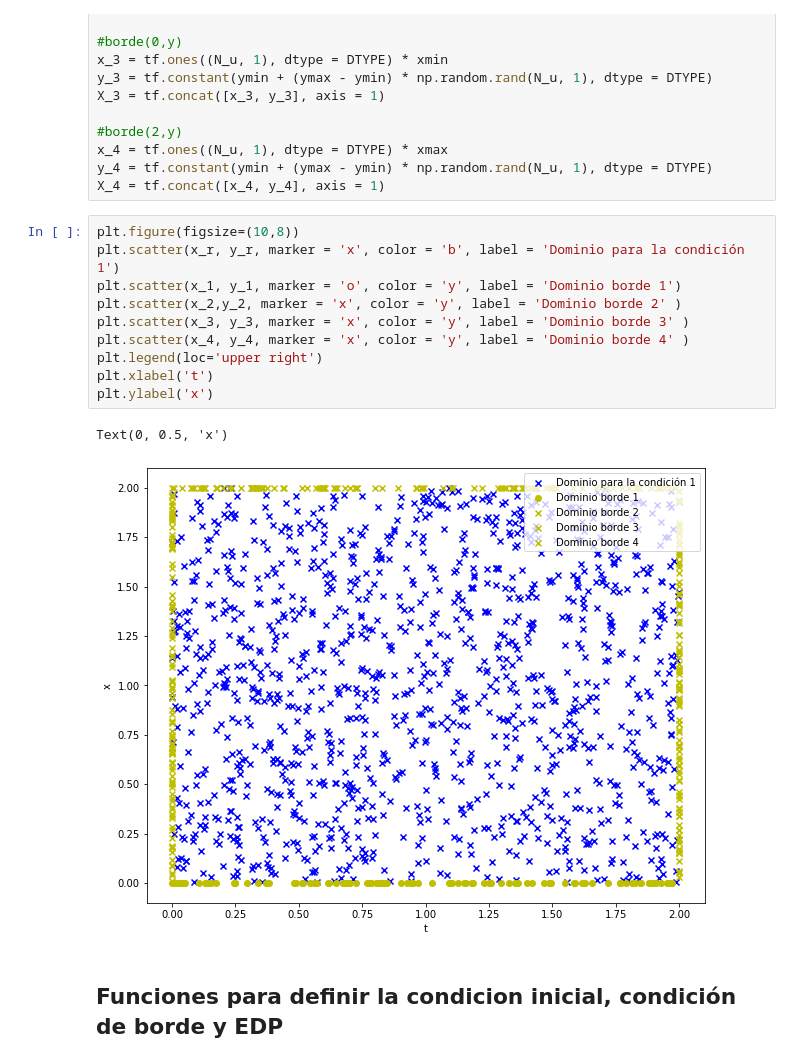
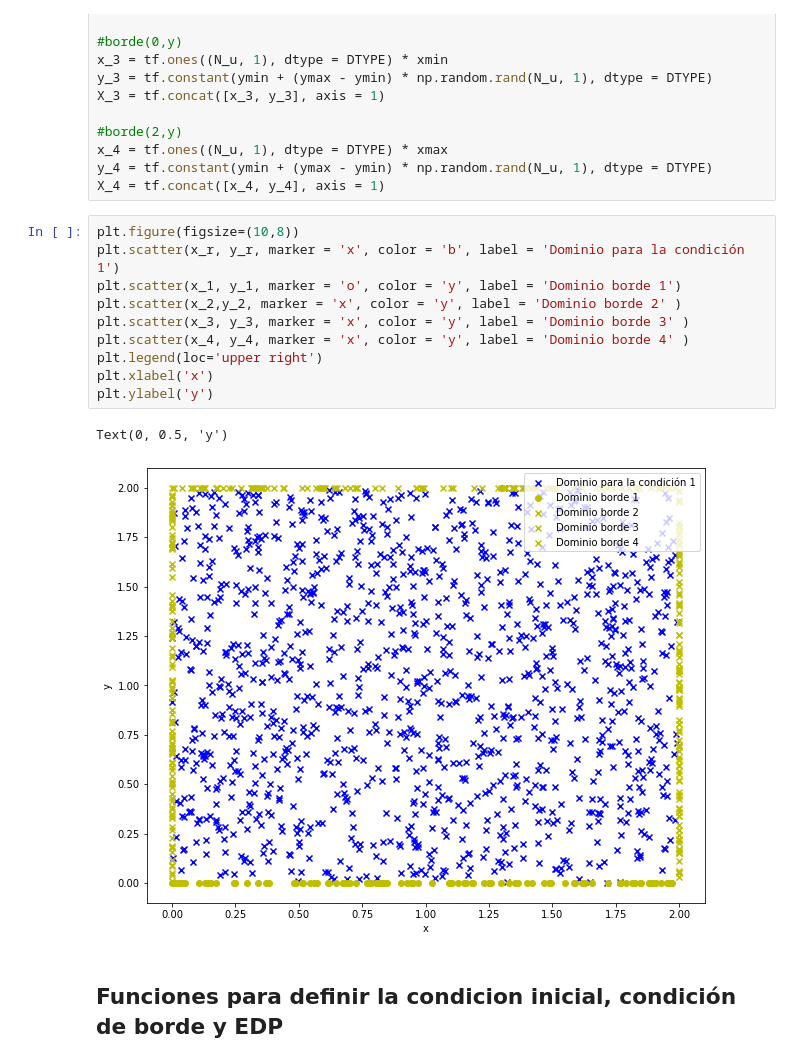
Before and after one commit to SebastianJaraCifuentes/PINNs, a Jupyter notebook: Laplaciano2D.ipynb, the cells around one changed output. Cells and saved outputs as stored; diff of their text form.

```diff
--- a/Laplaciano2D.ipynb
+++ b/Laplaciano2D.ipynb
@@ -95,16 +95,16 @@ X_4 = tf.concat([x_4, y_4], axis = 1)
 # %%
 plt.figure(figsize=(10,8))
 plt.scatter(x_r, y_r, marker = 'x', color = 'b', label = 'Dominio para la condición 1')
 plt.scatter(x_1, y_1, marker = 'o', color = 'y', label = 'Dominio borde 1')
 plt.scatter(x_2,y_2, marker = 'x', color = 'y', label = 'Dominio borde 2' )
 plt.scatter(x_3, y_3, marker = 'x', color = 'y', label = 'Dominio borde 3' )
 plt.scatter(x_4, y_4, marker = 'x', color = 'y', label = 'Dominio borde 4' )
 plt.legend(loc='upper right')
-plt.xlabel('t')
-plt.ylabel('x')
+plt.xlabel('x')
+plt.ylabel('y')
 # %% [output]
-Text(0, 0.5, 'x')
+Text(0, 0.5, 'y')
-[figure, old version]
+[figure, new version]
 # %% [markdown]
 ## Funciones para definir la condicion inicial, condición de borde y EDP
 # %%
```
Also changed, not shown: parts of 20 cells of this notebook.
